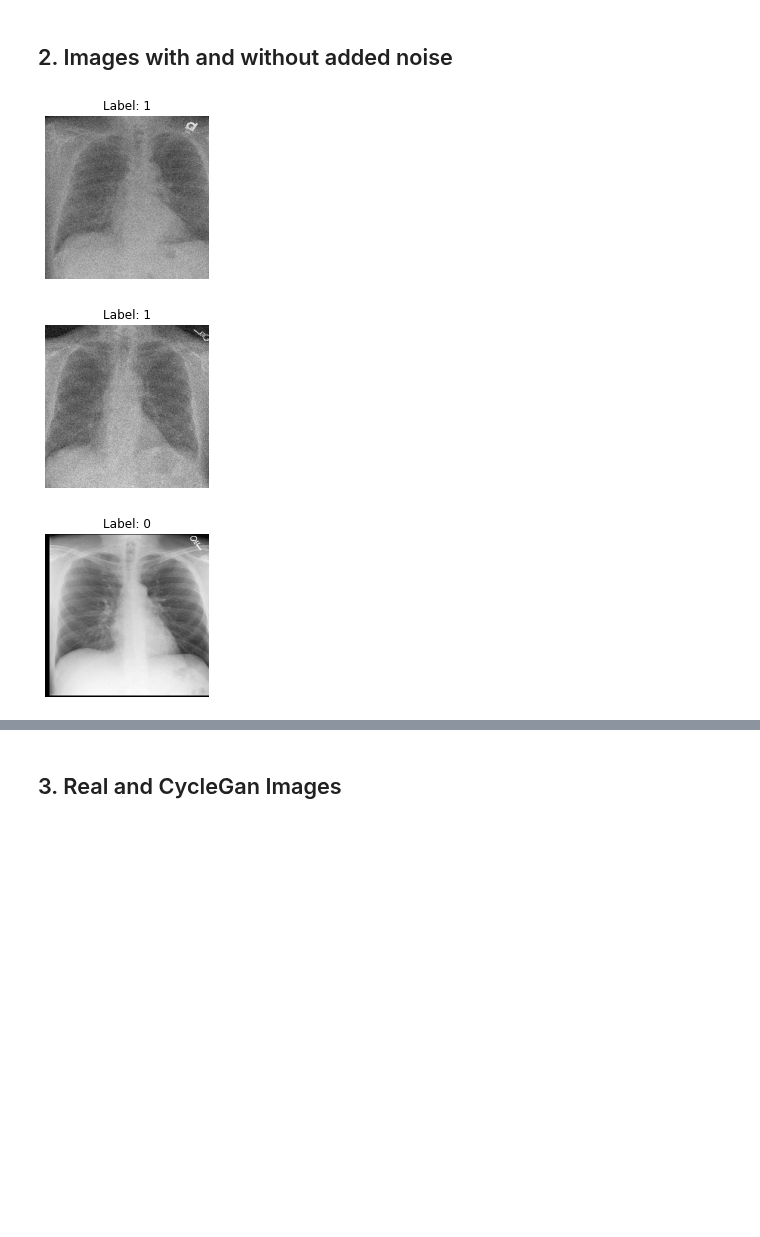
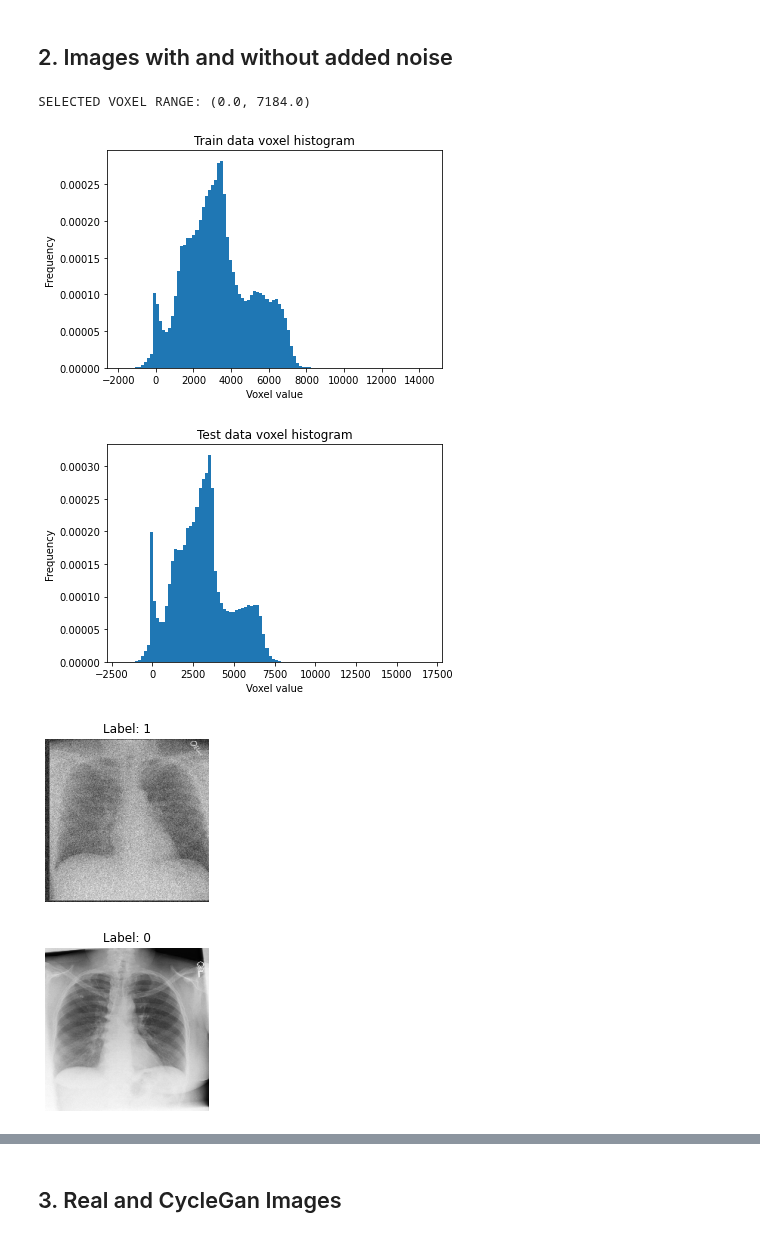
Before and after one commit to Juanki0396/TFG, a Jupyter notebook: train_classifier.ipynb, the cells around one changed output, grey strips where cells are left out. Drawn from its saved outputs; the diff is of its cells as text; code cells hidden in the pictures; blank space fills up the shorter version.

Commit message:
Ready to make a test on google colab

```diff
--- a/train_classifier.ipynb
+++ b/train_classifier.ipynb
@@ -59,2 +37,14 @@ Test data voxel histogram -> 99.0% of voxels are between [0.0, 3767.4]
 # %% [markdown]
 ## 1. Images with random labels
+# %%
+data = load_xray_data()
+train_data, test_data = refactor_dataset(data=data, ratio_validation=0.2)
+
+hist1 = obtain_histogram(train_data, sample_size=40, title="Train data voxel histogram")
+hist2 = obtain_histogram(test_data, sample_size=40, title="Test data voxel histogram")
+
+voxel_range = obtain_voxel_range(data=train_data, sample_size=30, extreme_percent=2)
+print(f"SELECTED VOXEL RANGE: {voxel_range}")
+
+for image in random.sample(train_data, 3):
+    image.plot(title=f"Label: {image.label}", figsize=(4,4))
@@ -116,13 +114,22 @@ Running time -> 0:02:17
 # %%
 STD_NOISE = 400
 
-train_data, test_data = load_xray_data()
+data = load_xray_data()
+train_data, test_data = refactor_dataset(data=data, ratio_validation=0.2)
 train_noisy_data = generate_noisy_dataset(train_data, STD_NOISE)
 test_noisy_data = generate_noisy_dataset(test_data, STD_NOISE)
 
-for image in random.sample(train_data, 3):
+hist1 = obtain_histogram(train_noisy_data, sample_size=40, title="Train data voxel histogram")
+hist2 = obtain_histogram(test_noisy_data, sample_size=40, title="Test data voxel histogram")
+
+voxel_range = obtain_voxel_range(data=train_noisy_data, sample_size=40, extreme_percent=2)
+print(f"SELECTED VOXEL RANGE: {voxel_range}")
+
+for image in random.sample(train_noisy_data, 3):
     image.plot(title=f"Label: {image.label}", figsize=(3,3))
 # %% [output]
+SELECTED VOXEL RANGE: (0.0, 7184.0)
-[figure, old version]
+[figure, new version]
-[figure, old version]
+[figure, new version]
-[figure, old version]
+[figure, new version]
+[figure, added]
```
Also changed, not shown: parts of 11 cells of this notebook.
